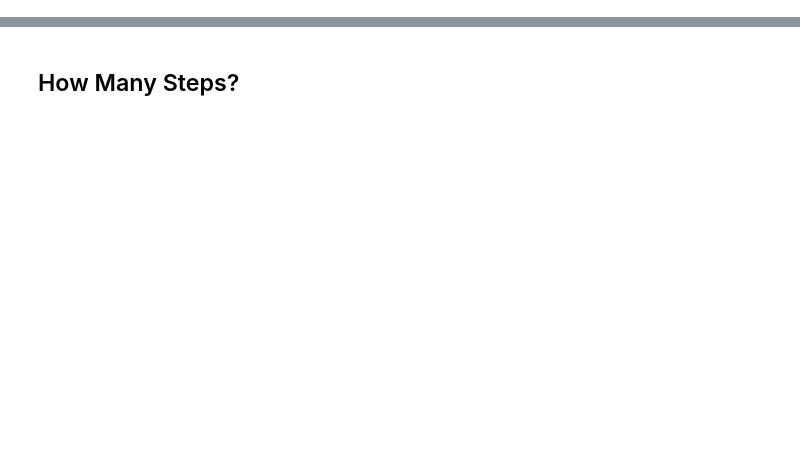
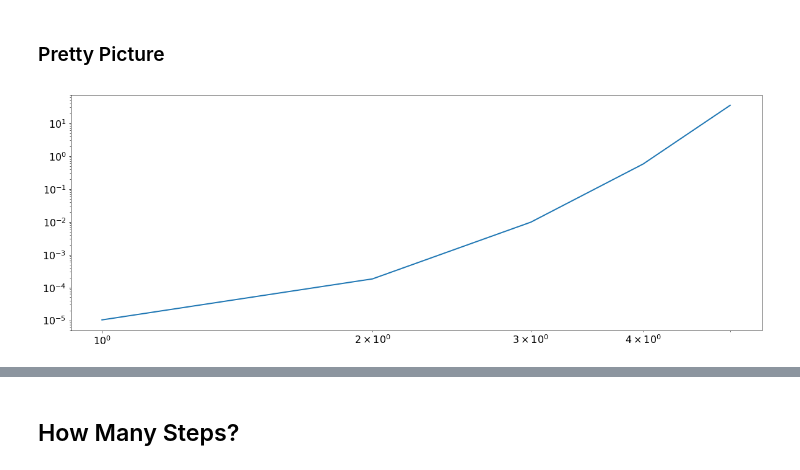
Before and after one commit to iliakur/cogsys-python-intro, a Jupyter notebook: 09_why_so_slow.ipynb, the cells around one changed output, grey strips where cells are left out. Saved outputs shown, nothing was run; the diff lists cells and outputs as text; code cells hidden in the pictures; blank space fills up the shorter version.

```diff
--- a/09_why_so_slow.ipynb
+++ b/09_why_so_slow.ipynb
@@ -70,0 +64,6 @@ COUNT iterations! (simply say number of states times number of timesteps for vit
+# %% [markdown]
+### Pretty Picture
+# %%
+plot_runtimes('naive')
+# %% [output]
+[figure, added]
```
Also changed, not shown: parts of 84 cells of this notebook, 4 other files.
